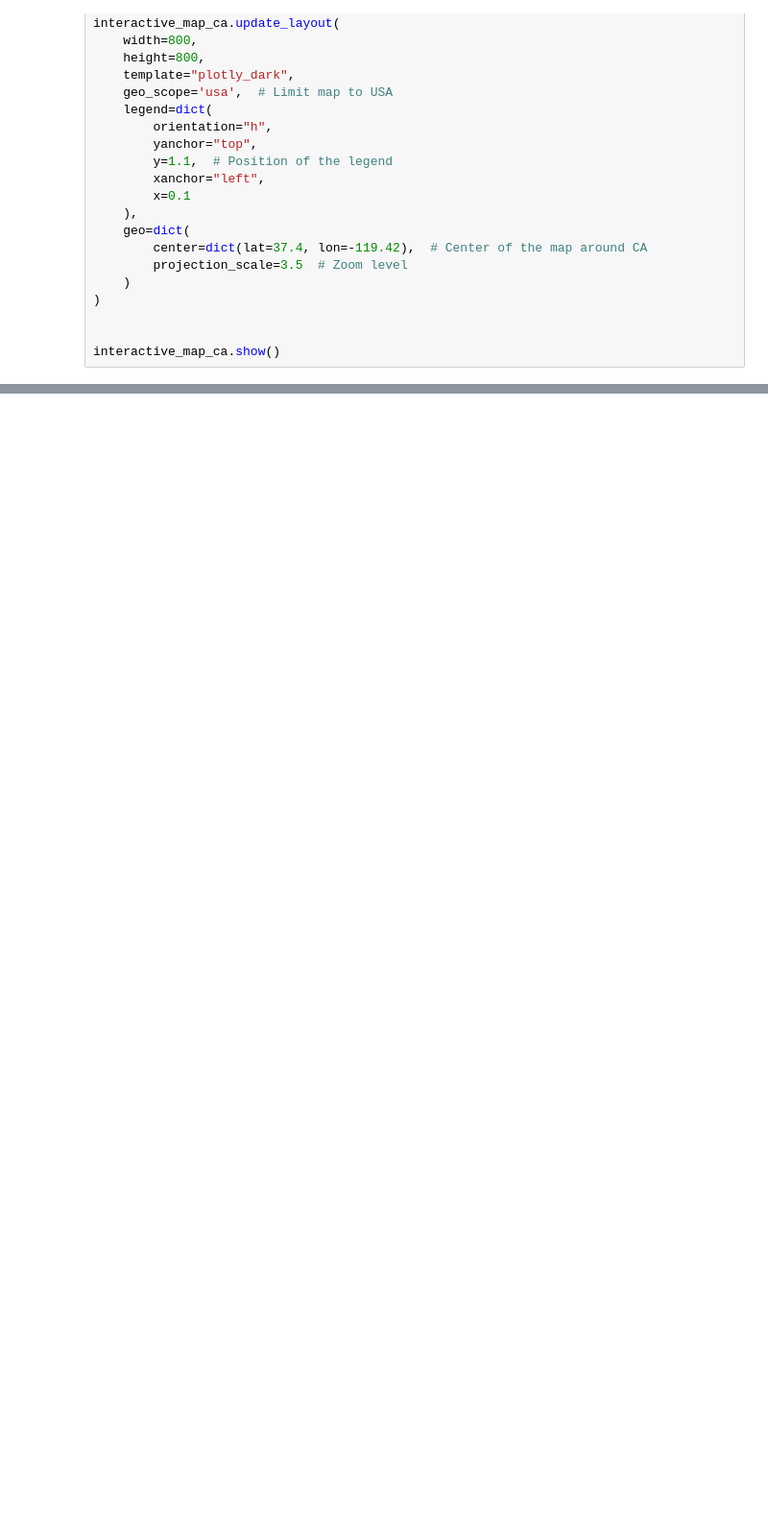
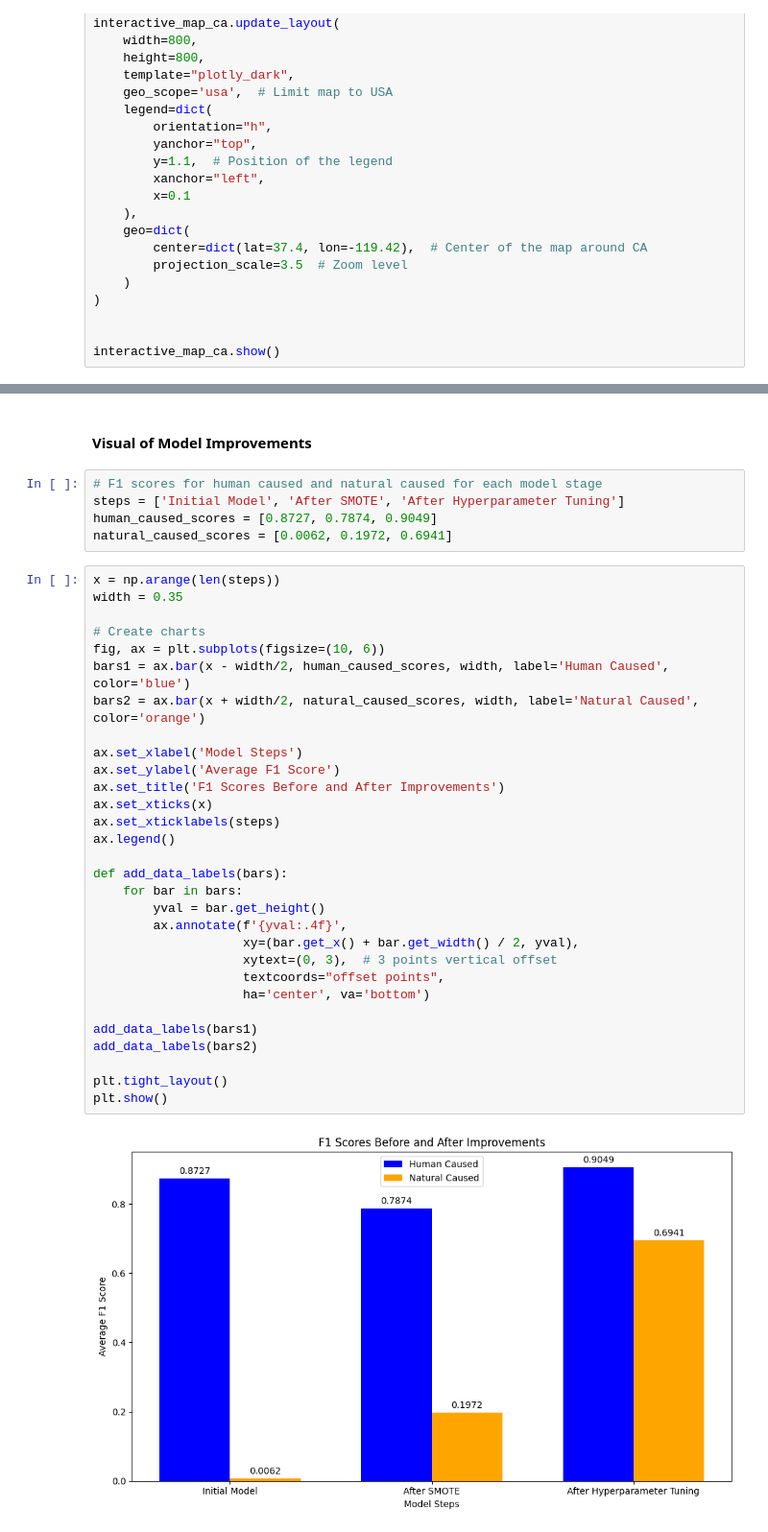
Before and after one commit to briangullen/California_Wildfire_Analysis, a Jupyter notebook: analysis.ipynb, the cells around one changed output, grey strips where cells are left out. Shown at 96% size. Drawn from its saved outputs; the diff is of its cells as text; blank space fills up the shorter version.

```diff
--- a/analysis.ipynb
+++ b/analysis.ipynb
@@ -460,0 +1191,39 @@ interactive_map_ca.show()
+# %% [markdown]
+#### Visual of Model Improvements
+# %%
+# F1 scores for human caused and natural caused for each model stage
+steps = ['Initial Model', 'After SMOTE', 'After Hyperparameter Tuning']
+human_caused_scores = [0.8727, 0.7874, 0.9049]
+natural_caused_scores = [0.0062, 0.1972, 0.6941]
+# %%
+x = np.arange(len(steps))
+width = 0.35
+
+# Create charts
+fig, ax = plt.subplots(figsize=(10, 6))
+bars1 = ax.bar(x - width/2, human_caused_scores, width, label='Human Caused', color='blue')
+bars2 = ax.bar(x + width/2, natural_caused_scores, width, label='Natural Caused', color='orange')
+
+ax.set_xlabel('Model Steps')
+ax.set_ylabel('Average F1 Score')
+ax.set_title('F1 Scores Before and After Improvements')
+ax.set_xticks(x)
+ax.set_xticklabels(steps)
+ax.legend()
+
+def add_data_labels(bars):
+    for bar in bars:
+        yval = bar.get_height()
+        ax.annotate(f'{yval:.4f}',
+                    xy=(bar.get_x() + bar.get_width() / 2, yval),
+                    xytext=(0, 3),  # 3 points vertical offset
+                    textcoords="offset points",
+                    ha='center', va='bottom')
+
+add_data_labels(bars1)
+add_data_labels(bars2)
+
+plt.tight_layout()
+plt.show()
+# %% [output]
+[figure, added]
```
Also changed, not shown: parts of 62 cells of this notebook.
